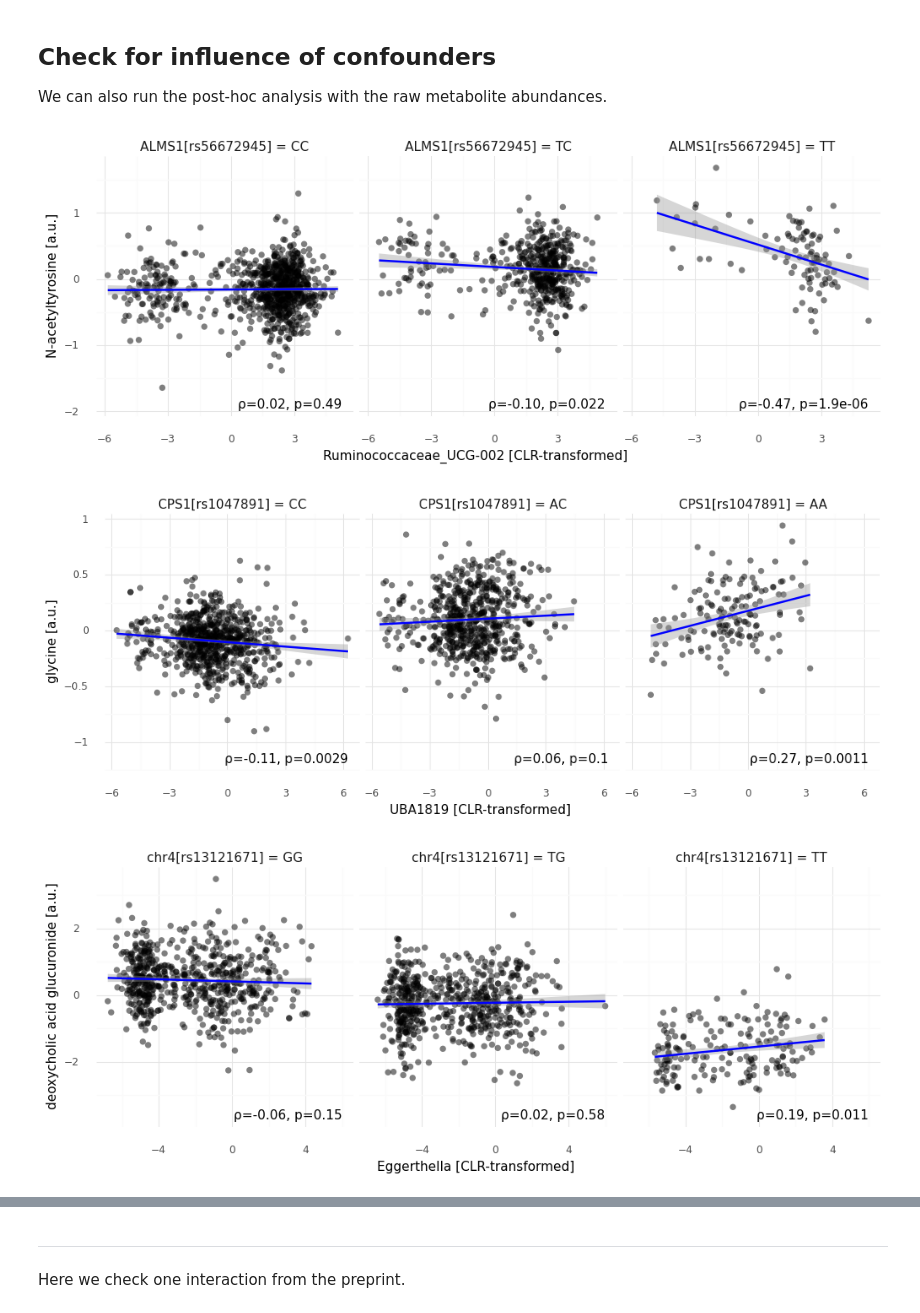
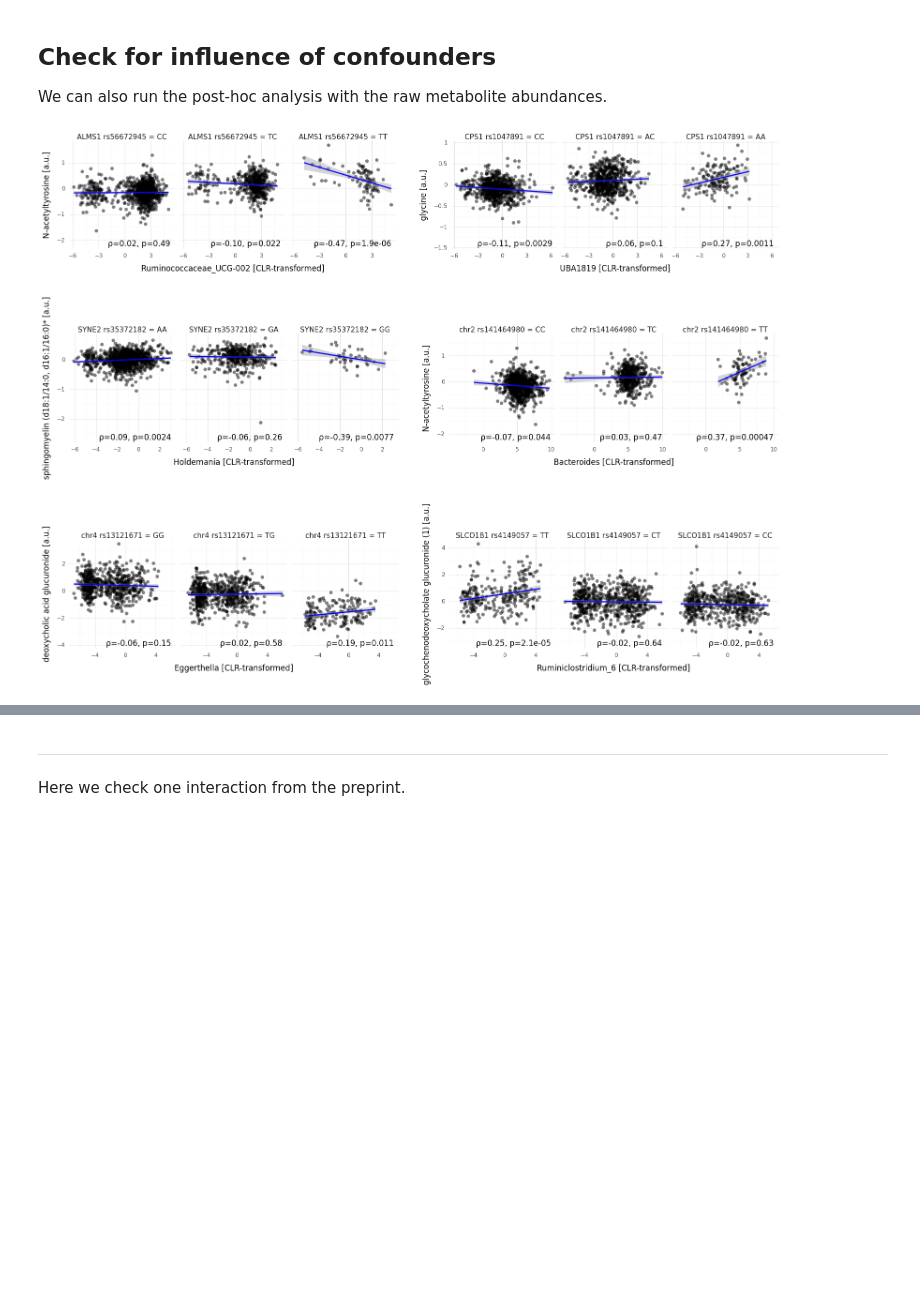
Before and after one commit to Gibbons-Lab/2021_gene_environment_interactions, a Jupyter notebook: gxe/inspect_genome_microbiome_interactions.ipynb, the cells around one changed output, grey strips where cells are left out. Drawn from its saved outputs; the diff is of its cells as text; code cells hidden in the pictures; blank space fills up the shorter version.

Commit message:
update figures

```diff
--- a/gxe/inspect_genome_microbiome_interactions.ipynb
+++ b/gxe/inspect_genome_microbiome_interactions.ipynb
@@ -89,4 +88 @@ def plot_interaction(df, metabolites, prefix=""):
     return pl
-# %%
-for i in range(2):
-    print(plot_interaction(interactions.iloc[i], metabolites))
@@ -105,0 +89,16 @@ plot_interaction(interactions[interactions.BIOCHEMICAL_NAME.str.startswith("glyc
+# %%
+import patchworklib as pw
+
+size = (9, 3)
+adj = []
+
+for i in [0, 1, 11, 14]:
+    adj.append(pw.load_ggplot(plot_interaction(interactions.iloc[i], metabolites), figsize=size))
+
+pl = plot_interaction(interactions[(interactions.genus == "Eggerthella") & (interactions.BIOCHEMICAL_NAME == "deoxycholic acid glucuronide")].iloc[0], metabolites)
+adj.append(pw.load_ggplot(pl, figsize=size))
+
+pl = plot_interaction(interactions[interactions.BIOCHEMICAL_NAME.str.startswith("glycocheno")].iloc[0], metabolites)
+adj.append(pw.load_ggplot(pl, figsize=size))
+
+((adj[0] | adj[1]) / (adj[2] | adj[3]) / (adj[4] | adj[5])).savefig("figures/adjusted_interactions.pdf")
@@ -108,19 +109,24 @@ plot_interaction(interactions[interactions.BIOCHEMICAL_NAME.str.startswith("glyc
 
 We can also run the post-hoc analysis with the raw metabolite abundances.
 # %%
-for i in range(2):
-    print(plot_interaction(interactions.iloc[i], raw, prefix="unadjusted|"))
+unadj = []
 
-print(plot_interaction(interactions[
+for i in [0, 1, 11, 14]:
+    pl = plot_interaction(interactions.iloc[i], raw, prefix="unadjusted|")
+    unadj.append(pw.load_ggplot(pl, figsize=size))
+
+pl = plot_interaction(interactions[
     (interactions.genus == "Eggerthella")
     & (interactions.BIOCHEMICAL_NAME == "deoxycholic acid glucuronide")
-    ].iloc[0], raw, prefix="unadjusted|"))
+    ].iloc[0], raw, prefix="unadjusted|")
+unadj.append(pw.load_ggplot(pl, figsize=size))
 
-print(plot_interaction(
+pl = plot_interaction(
     interactions[
         interactions.BIOCHEMICAL_NAME.str.startswith("glycocheno")
-    ].iloc[0], raw, prefix="unadjusted|"))
+    ].iloc[0], raw, prefix="unadjusted|")
+unadj.append(pw.load_ggplot(pl, figsize=size))
+
+((unadj[0] | unadj[1]) / (unadj[2] | unadj[3]) / (unadj[4] | unadj[5])).savefig("figures/unadjusted_interactions.pdf")
 # %% [output]
-[figure, old version]
+[figure, new version]
-[figure, removed]
-[figure, removed]
```
Also changed, not shown: parts of 10 cells of this notebook, 46 other files.
